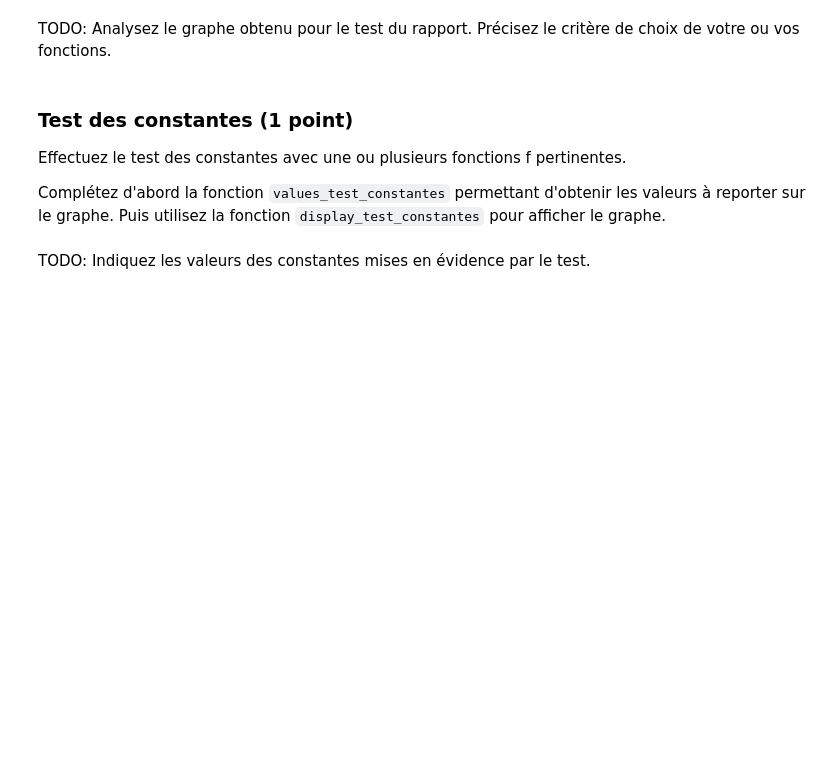
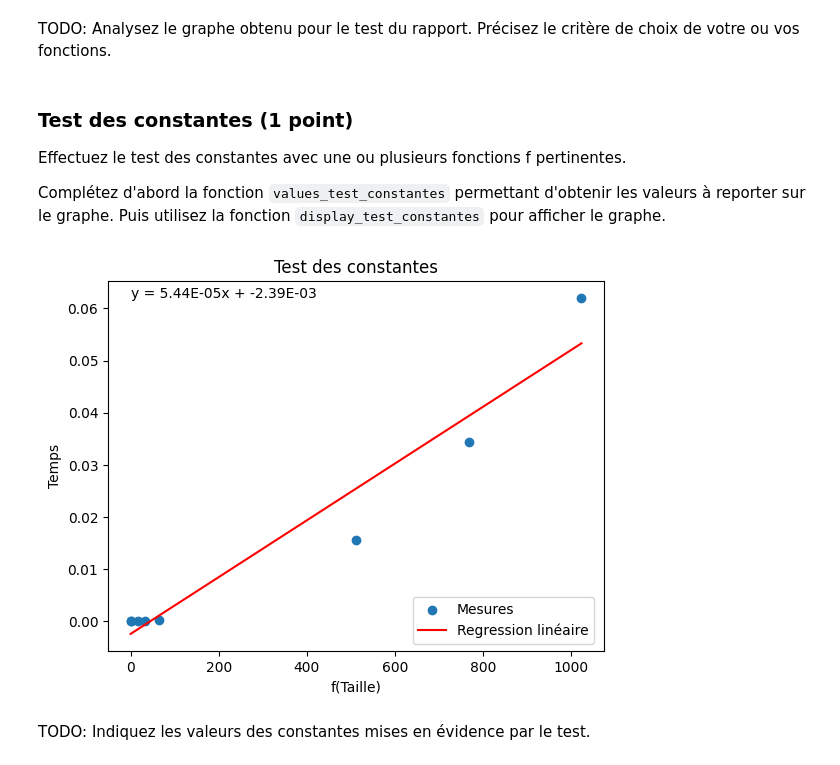
Before and after one commit to Delan18/TPINF8775, a Jupyter notebook: TP1_A25.ipynb, the cells around one changed output. Saved outputs shown, nothing was run; the diff lists cells and outputs as text; code cells hidden in the pictures; blank space fills up the shorter version.

Commit message:
Ajout de quelques tests et algo diviser pour regner

```diff
--- a/TP1_A25.ipynb
+++ b/TP1_A25.ipynb
@@ -397,16 +406,18 @@ Complétez d'abord la fonction `values_test_constantes` permettant d'obtenir les
 # %%
 def values_test_constantes(measures, f):
     return {
-        # TODO: calculez les valeurs pour le test du rapport
-        0 : 0
+        # TODO: calculez les valeurs pour le test des constantes
+        size : measure
         for size, measure in measures.items()
     }
 
 # TODO: définissez f judicieusement
 def f(x):
     return 0
 
 display_test_constantes(values_test_constantes(measures_bruteforce, f))
+# %% [output]
+[figure, added]
 # %% [markdown]
 TODO: Indiquez les valeurs des constantes mises en évidence par le test.
 # %% [markdown]
```
Also changed, not shown: parts of 21 cells of this notebook.
